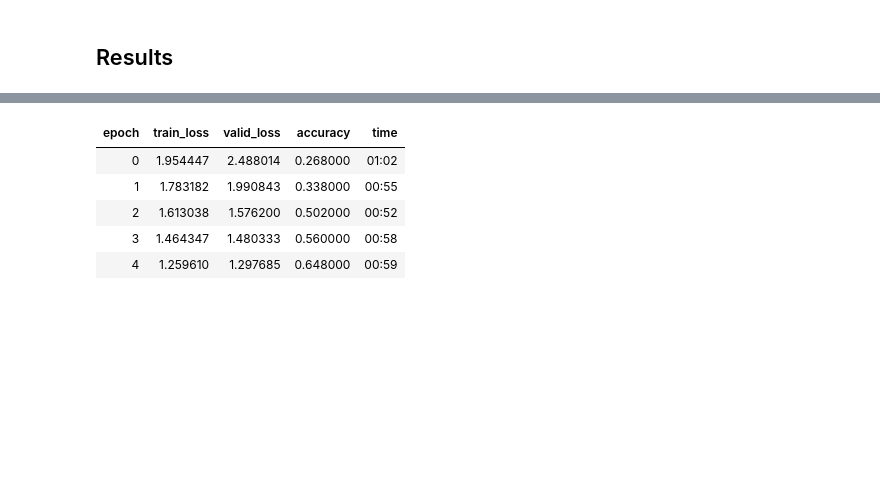
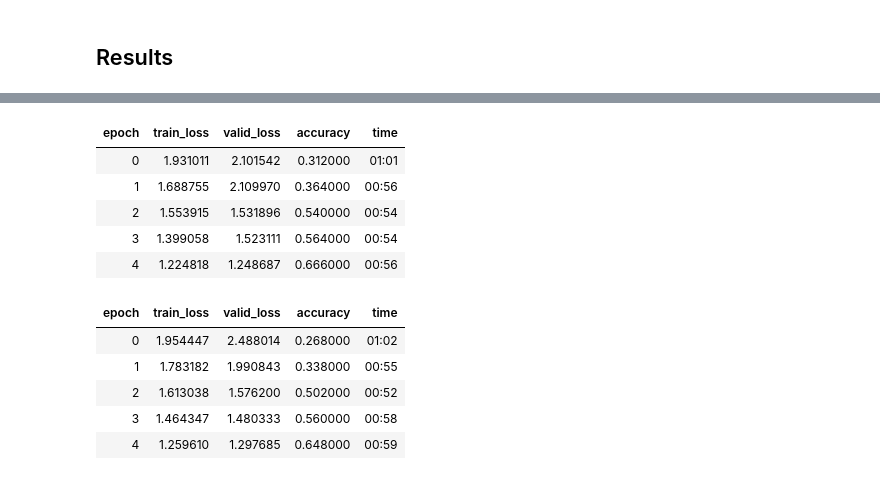
Before and after one commit to lgvaz/projects, a Jupyter notebook: vision/imagenette/imagewoof.ipynb, the cells around one changed output, grey strips where cells are left out. Drawn from its saved outputs; the diff is of its cells as text; code cells hidden in the pictures; blank space fills up the shorter version.

```diff
--- a/vision/imagenette/imagewoof.ipynb
+++ b/vision/imagenette/imagewoof.ipynb
@@ -45 +156,11 @@ learn = Learner(dbunch, m, LabelSmoothingCrossEntropy(), metrics=[accuracy], opt
+# %%
+# act stem, 0.64, 0.66
+learn.fit_flat_cos(5, 4e-3, pct_start=.72, wd=1e-2)
+# %% [output]
+| epoch | train_loss | valid_loss | accuracy | time |
+| 0 | 1.931011 | 2.101542 | 0.312000 | 01:01 |
+| 1 | 1.688755 | 2.109970 | 0.364000 | 00:56 |
+| 2 | 1.553915 | 1.531896 | 0.540000 | 00:54 |
+| 3 | 1.399058 | 1.523111 | 0.564000 | 00:54 |
+| 4 | 1.224818 | 1.248687 | 0.666000 | 00:56 |
 # %%
```
Also changed, not shown: parts of 14 cells of this notebook.
